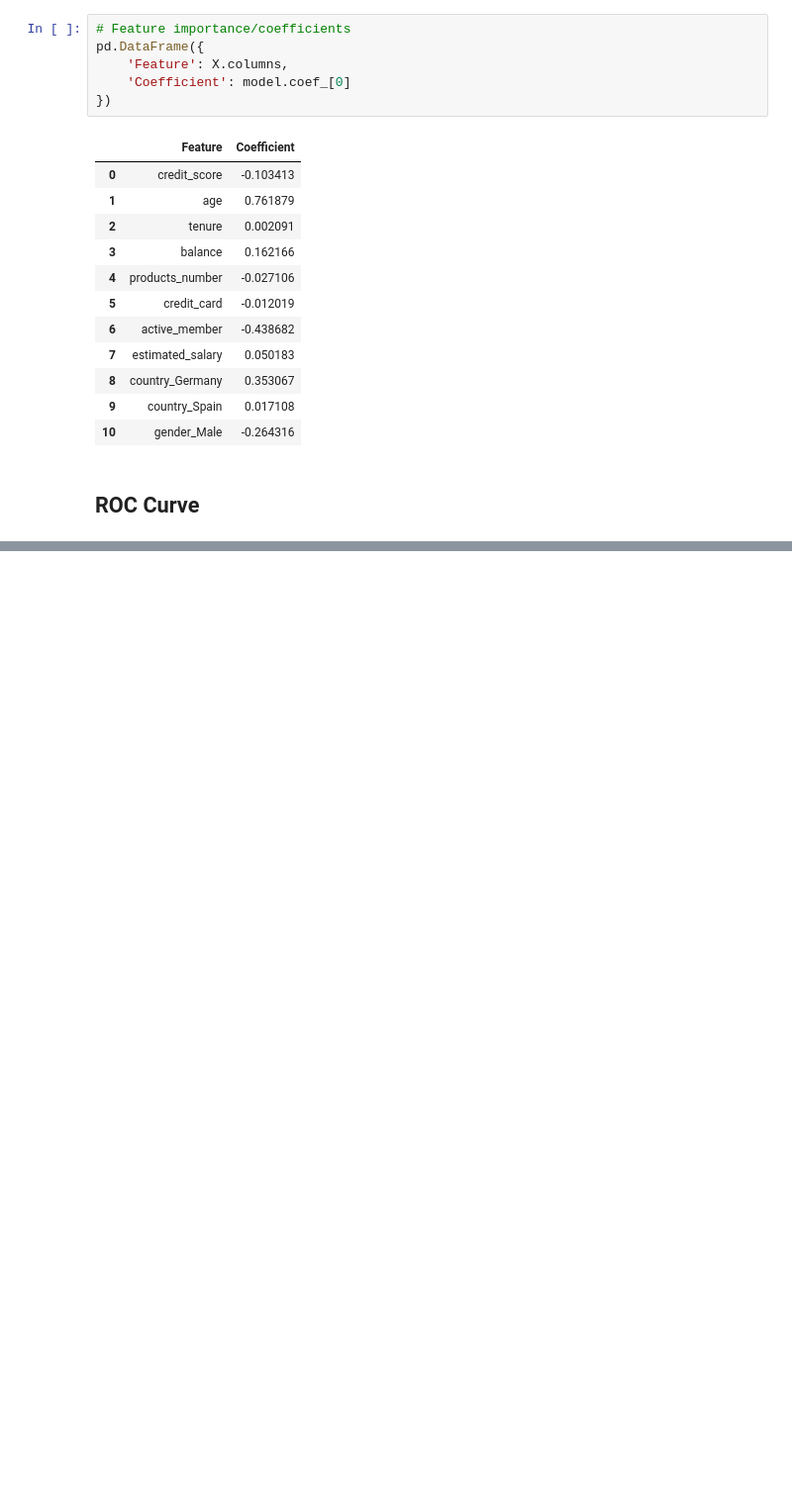
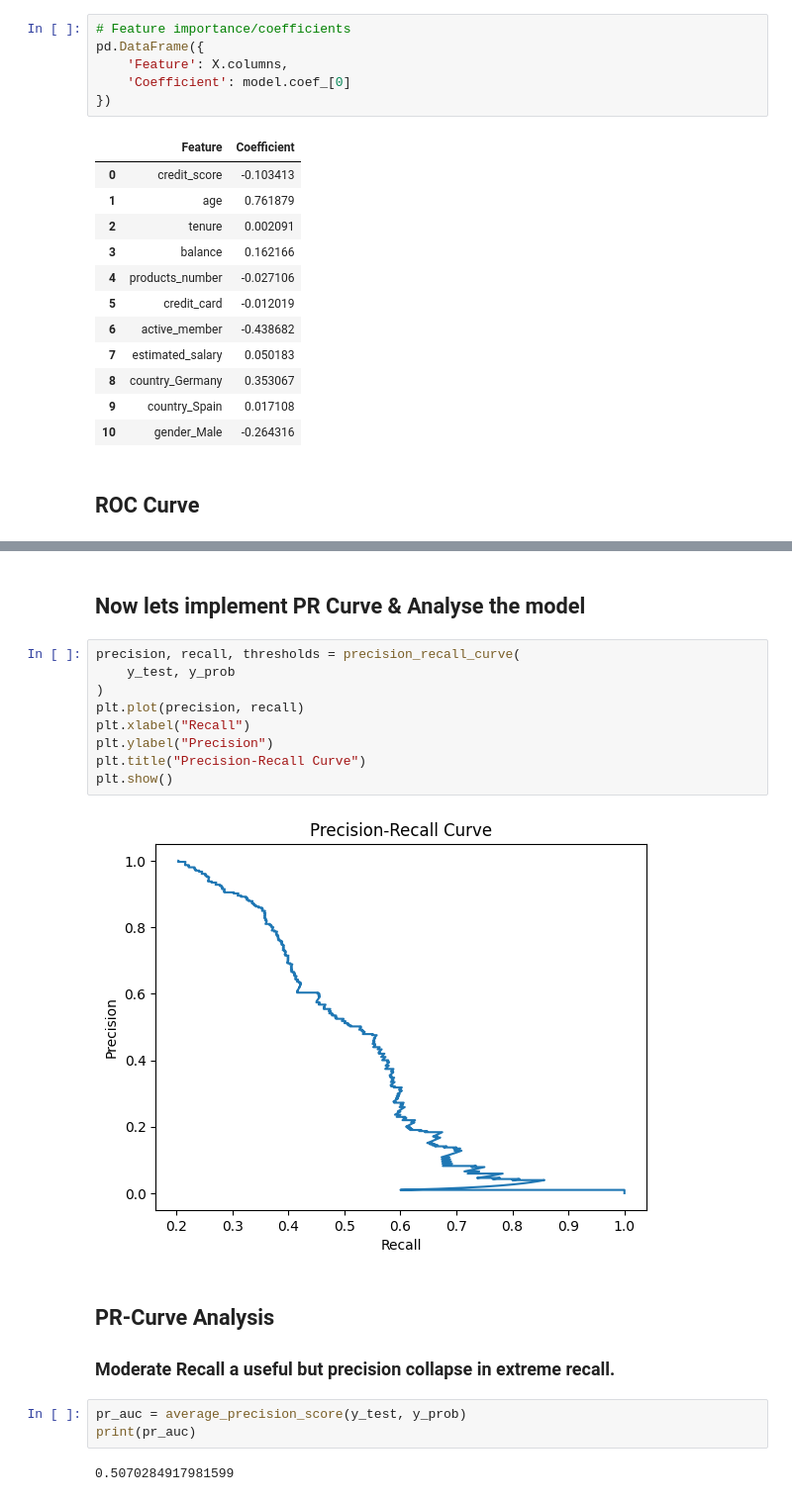
Before and after one commit to NaimPro-tech/Bank_Churn_Prediction_System, a Jupyter notebook: bank_customer_churn.ipynb, the cells around one changed output, grey strips where cells are left out. Shown at 99% size. Drawn from its saved outputs; the diff is of its cells as text; blank space fills up the shorter version.

```diff
--- a/bank_customer_churn.ipynb
+++ b/bank_customer_churn.ipynb
@@ -246,0 +315,21 @@ plt.show()
+# %% [markdown]
+## Now lets implement PR Curve & Analyse the model
+# %%
+precision, recall, thresholds = precision_recall_curve(
+    y_test, y_prob
+)
+plt.plot(precision, recall)
+plt.xlabel("Recall")
+plt.ylabel("Precision")
+plt.title("Precision-Recall Curve")
+plt.show()
+# %% [output]
+[figure, added]
+# %% [markdown]
+## PR-Curve Analysis
+### Moderate Recall a useful but precision collapse in extreme recall.
+# %%
+pr_auc = average_precision_score(y_test, y_prob)
+print(pr_auc)
+# %% [output]
+0.5070284917981599
```
Also changed, not shown: parts of 17 cells of this notebook, 1 other file.
